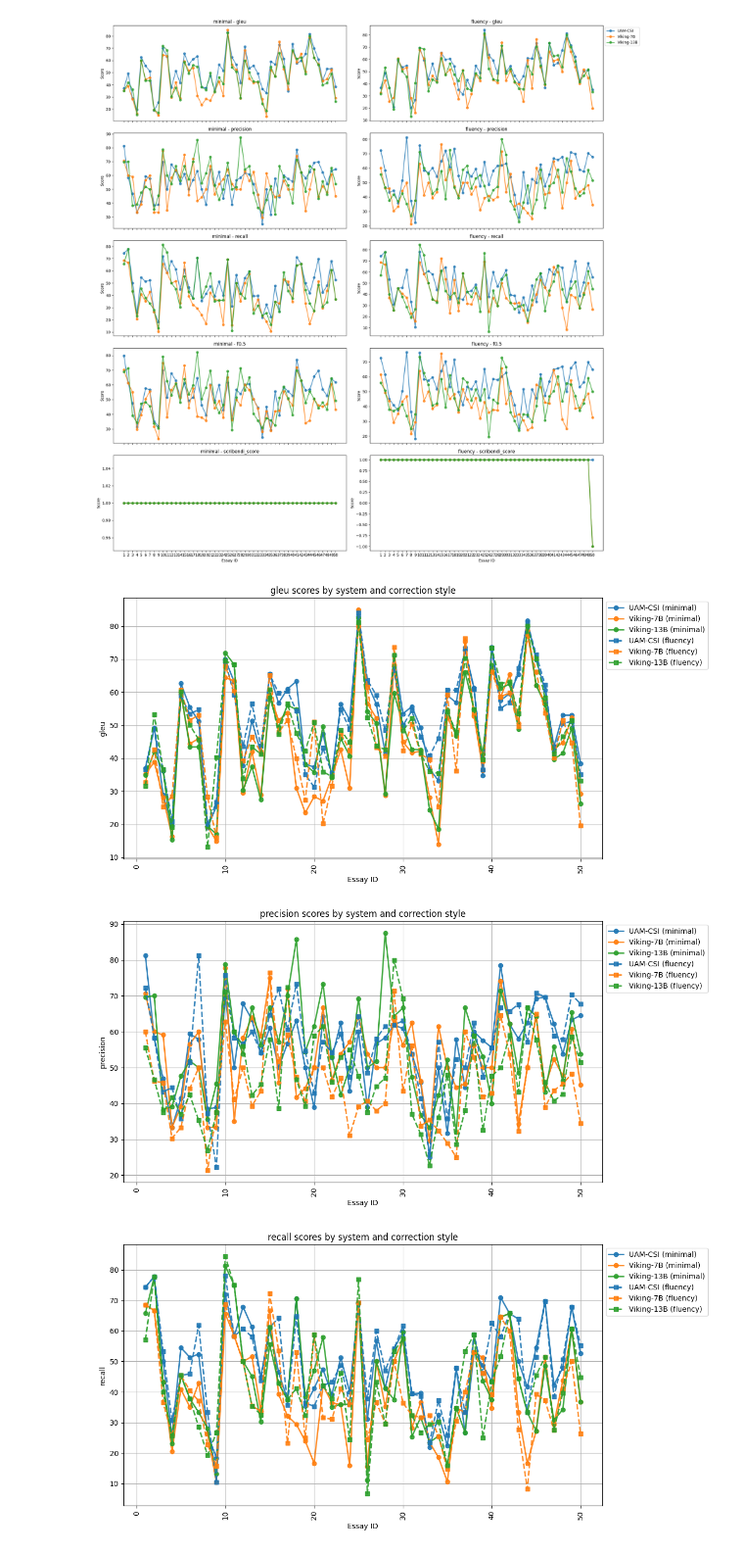
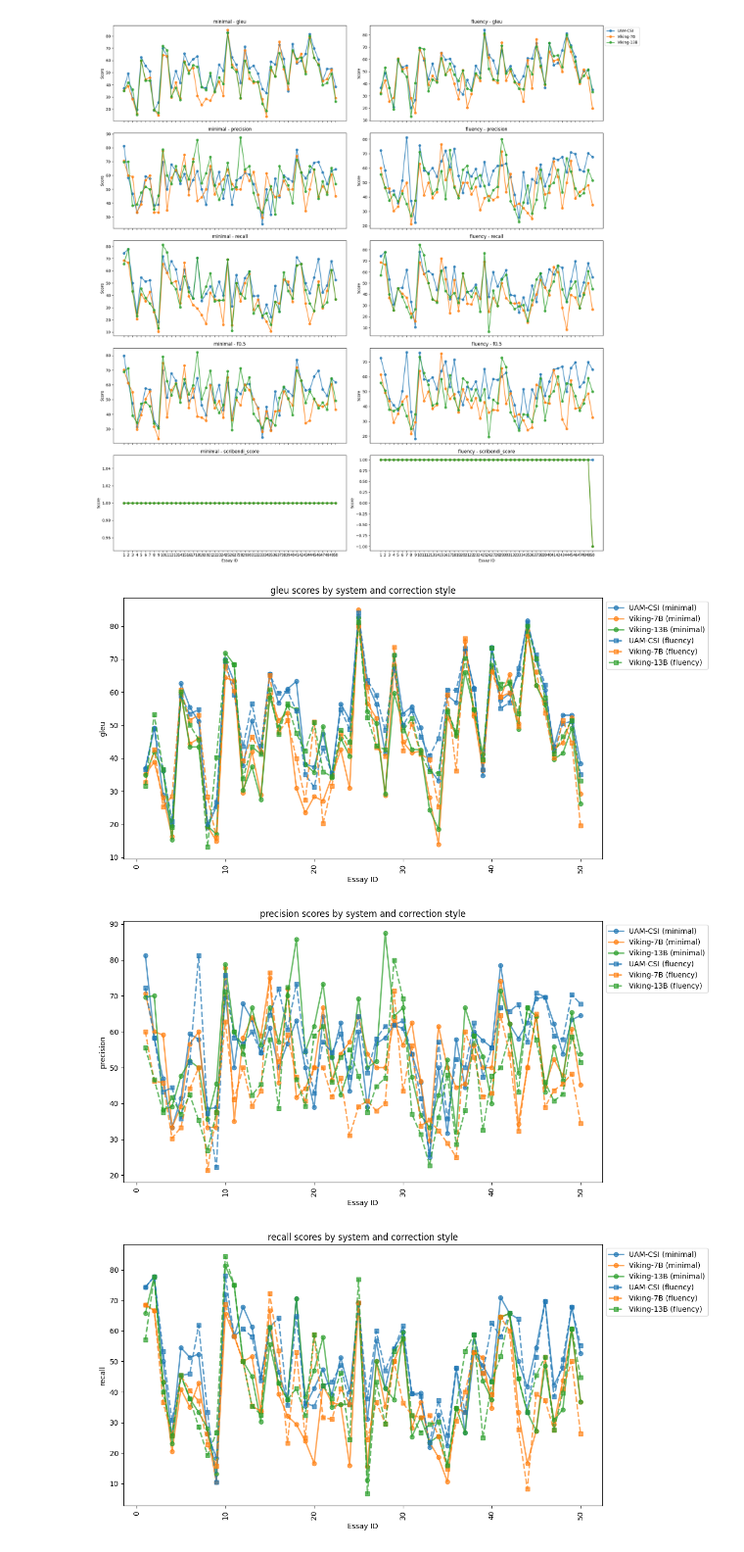
Before and after one commit to kraft242/da231x, a Jupyter notebook: evaluate/plot.ipynb, the cells around one changed output. Shown at 98% size. Drawn from its saved outputs; the diff is of its cells as text; code cells hidden in the pictures.

Commit message:
Experiment even more with plotting

```diff
--- a/evaluate/plot.ipynb
+++ b/evaluate/plot.ipynb
@@ -186,35 +186,35 @@ for score in score_cols:
     for style in styles:
         style_subset = pairwise_df[pairwise_df['correction_style'] == style]
 
         for system in systems:
             sys_data = style_subset[
                 style_subset['system'] == system
             ].sort_values(by='essay_id')
             if sys_data.empty:
                 continue  # Skip if this combination doesn't exist
             label = f"{system} ({style})"
             ax.plot(
                 sys_data['essay_id'], sys_data[score],
                 label=label,
                 color=system_color_map[system],
                 linestyle=linestyles[style],
                 marker=markers[style],
                 linewidth=2,
-                alpha=0.9
+                alpha=0.7
             )
 
     ax.set_title(f"{score} scores by system and correction style")
     ax.set_xlabel("Essay ID")
     ax.set_ylabel(score)
-    ax.grid(True)
+    #ax.grid(True)
     ax.legend(loc='upper left', bbox_to_anchor=(1, 1))
     plt.xticks(rotation=90)
     plt.tight_layout()
     file_name = f"all-{score}.png"
     file_path = path.join(plots_dir, file_name)
     plt.savefig(file_path)
     plt.show()
 # %% [output]
-[figure, old version]
+[figure, new version]
-[figure, old version]
+[figure, new version]
-[figure, old version]
+[figure, new version]
```
Also changed, not shown: parts of 2 cells of this notebook.
